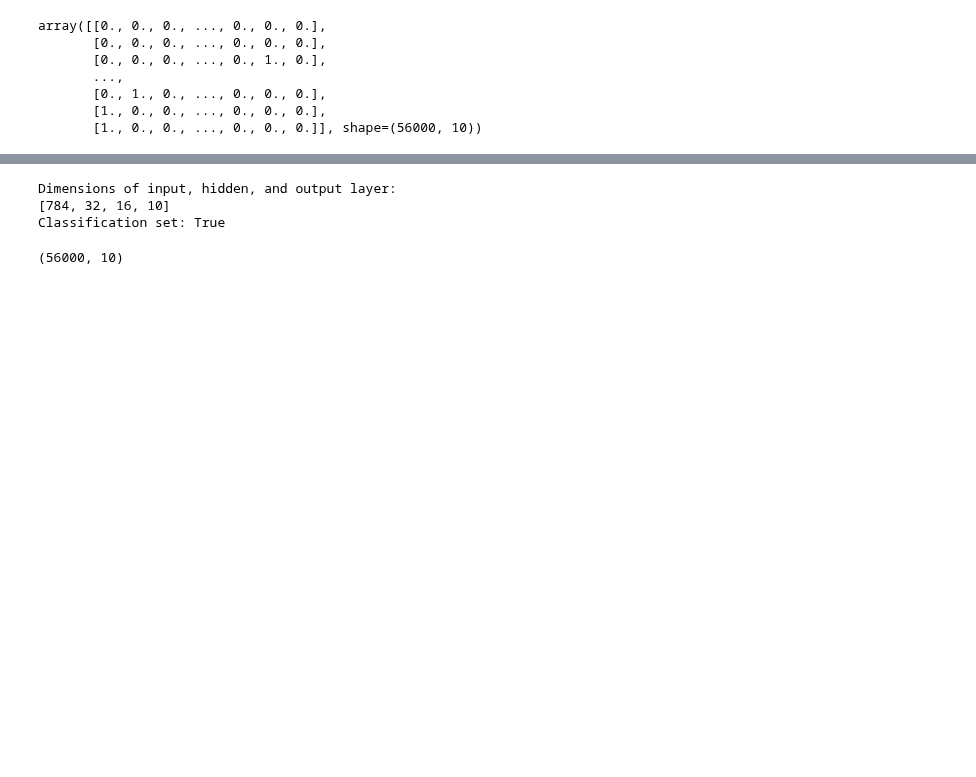
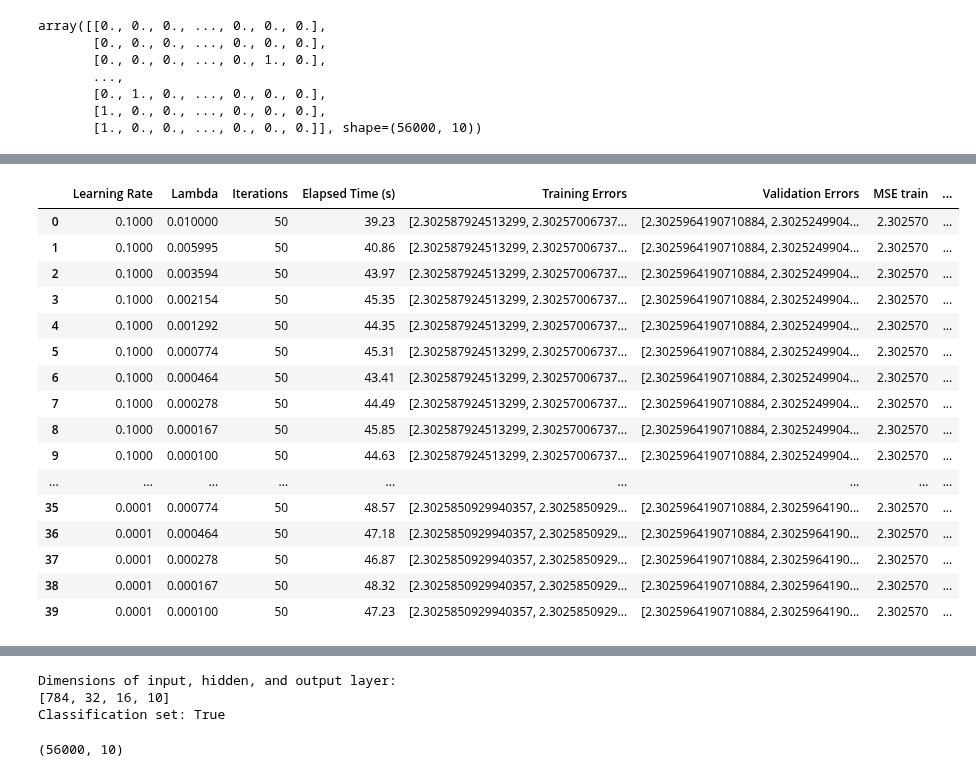
Before and after one commit to johtj/data_analysis_ml_projects, a Jupyter notebook: assignment2/Code/part_f_own_code.ipynb, the cells around one changed output, grey strips where cells are left out. Drawn from its saved outputs; the diff is of its cells as text; code cells hidden in the pictures; blank space fills up the shorter version.

```diff
--- a/assignment2/Code/part_f_own_code.ipynb
+++ b/assignment2/Code/part_f_own_code.ipynb
@@ -53,0 +100,20 @@ activations, activations_derivative, _dim = utils.create_activations_layderdim(A
+# %%
+applied_df
+# %% [output]
+|  | Learning Rate | Lambda | Iterations | Elapsed Time (s) | Training Errors | Validation Errors | MSE train | ... |
+| 0 | 0.1000 | 0.010000 | 50 | 39.23 | [2.302587924513299, 2.30257006737... | [2.3025964190710884, 2.3025249904... | 2.302570 | ... |
+| 1 | 0.1000 | 0.005995 | 50 | 40.86 | [2.302587924513299, 2.30257006737... | [2.3025964190710884, 2.3025249904... | 2.302570 | ... |
+| 2 | 0.1000 | 0.003594 | 50 | 43.97 | [2.302587924513299, 2.30257006737... | [2.3025964190710884, 2.3025249904... | 2.302570 | ... |
+| 3 | 0.1000 | 0.002154 | 50 | 45.35 | [2.302587924513299, 2.30257006737... | [2.3025964190710884, 2.3025249904... | 2.302570 | ... |
+| 4 | 0.1000 | 0.001292 | 50 | 44.35 | [2.302587924513299, 2.30257006737... | [2.3025964190710884, 2.3025249904... | 2.302570 | ... |
+| 5 | 0.1000 | 0.000774 | 50 | 45.31 | [2.302587924513299, 2.30257006737... | [2.3025964190710884, 2.3025249904... | 2.302570 | ... |
+| 6 | 0.1000 | 0.000464 | 50 | 43.41 | [2.302587924513299, 2.30257006737... | [2.3025964190710884, 2.3025249904... | 2.302570 | ... |
+| 7 | 0.1000 | 0.000278 | 50 | 44.49 | [2.302587924513299, 2.30257006737... | [2.3025964190710884, 2.3025249904... | 2.302570 | ... |
+| 8 | 0.1000 | 0.000167 | 50 | 45.85 | [2.302587924513299, 2.30257006737... | [2.3025964190710884, 2.3025249904... | 2.302570 | ... |
+| 9 | 0.1000 | 0.000100 | 50 | 44.63 | [2.302587924513299, 2.30257006737... | [2.3025964190710884, 2.3025249904... | 2.302570 | ... |
+| ... | ... | ... | ... | ... | ... | ... | ... | ... |
+| 35 | 0.0001 | 0.000774 | 50 | 48.57 | [2.3025850929940357, 2.3025850929... | [2.3025964190710884, 2.3025964190... | 2.302570 | ... |
+| 36 | 0.0001 | 0.000464 | 50 | 47.18 | [2.3025850929940357, 2.3025850929... | [2.3025964190710884, 2.3025964190... | 2.302570 | ... |
+| 37 | 0.0001 | 0.000278 | 50 | 46.87 | [2.3025850929940357, 2.3025850929... | [2.3025964190710884, 2.3025964190... | 2.302570 | ... |
+| 38 | 0.0001 | 0.000167 | 50 | 48.32 | [2.3025850929940357, 2.3025850929... | [2.3025964190710884, 2.3025964190... | 2.302570 | ... |
+| 39 | 0.0001 | 0.000100 | 50 | 47.23 | [2.3025850929940357, 2.3025850929... | [2.3025964190710884, 2.3025964190... | 2.302570 | ... |
```
Also changed, not shown: parts of 13 cells of this notebook, 3 other files.
